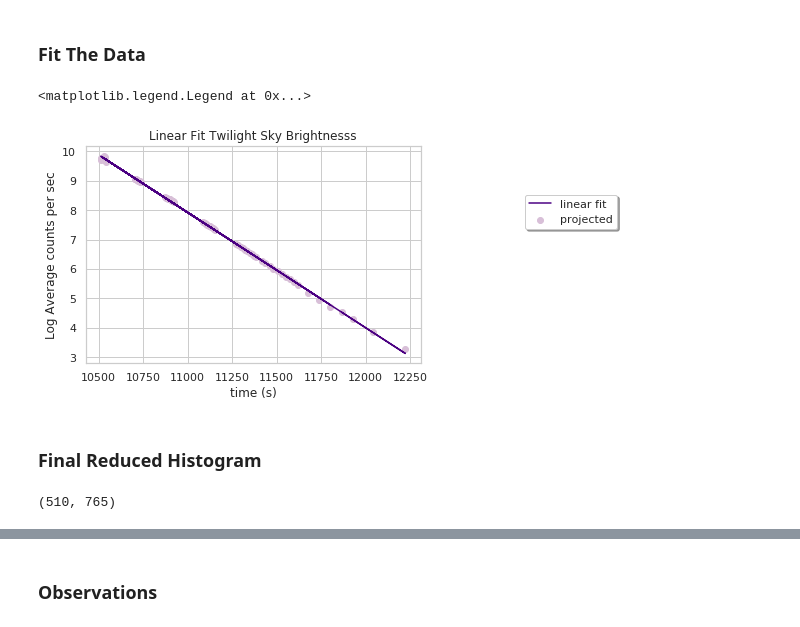
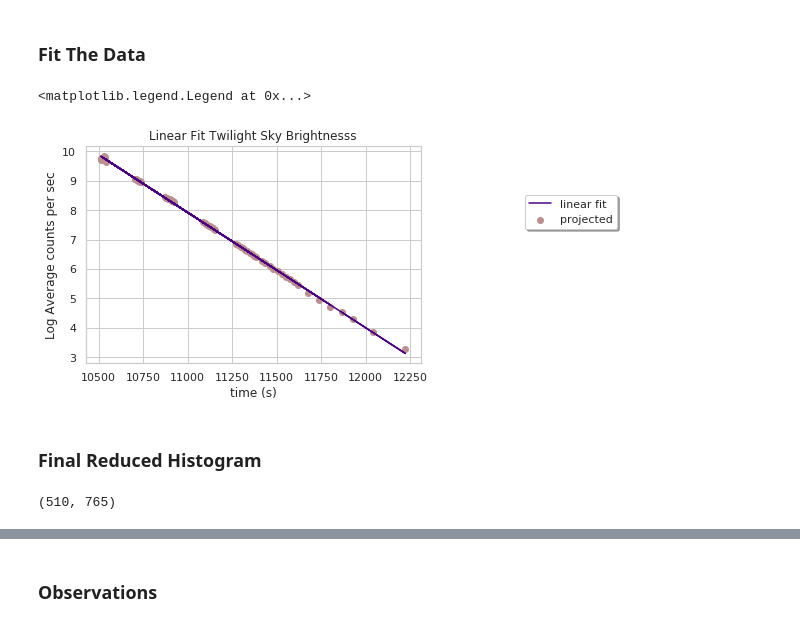
Before and after one commit to spausanc/ASTR-136-Twilight-Sky, a Jupyter notebook: Sky_Brightness.ipynb, the cells around one changed output, grey strips where cells are left out. Saved outputs shown, nothing was run; the diff lists cells and outputs as text; code cells hidden in the pictures.

```diff
--- a/Sky_Brightness.ipynb
+++ b/Sky_Brightness.ipynb
@@ -244,18 +245,14 @@ y_fit = func(seconds,m,b)
 # %%
 ax = plt.subplot(111)
 plt.xlabel('time (s)')
 plt.ylabel('Log Average counts per sec')
 plt.title('Linear Fit Twilight Sky Brightnesss')
-plt.scatter(seconds, y, label="projected" , color = 'thistle')
+plt.scatter(seconds, y, label="projected" , color = 'rosybrown')
 plt.plot(seconds, y_fit, label='linear fit', color='indigo')
 #plt.savefig("Man.pdf")
 ax.legend(loc='upper center', bbox_to_anchor=(1.45, 0.8), shadow=True, ncol=1)
 # %% [output]
 <matplotlib.legend.Legend at 0x...>
-[figure, old version]
+[figure, new version]
 # %% [markdown]
 ### Final Reduced Histogram
-# %%
-sci_clipped[:,:,0].shape
-# %% [output]
-(510, 765)
@@ -262 +261,5 @@ sci_clipped[:,:,0].shape
+# %%
+poo_poo.shape
+# %% [output]
+(510, 765)
 # %%
```
Also changed, not shown: parts of 5 cells of this notebook.
